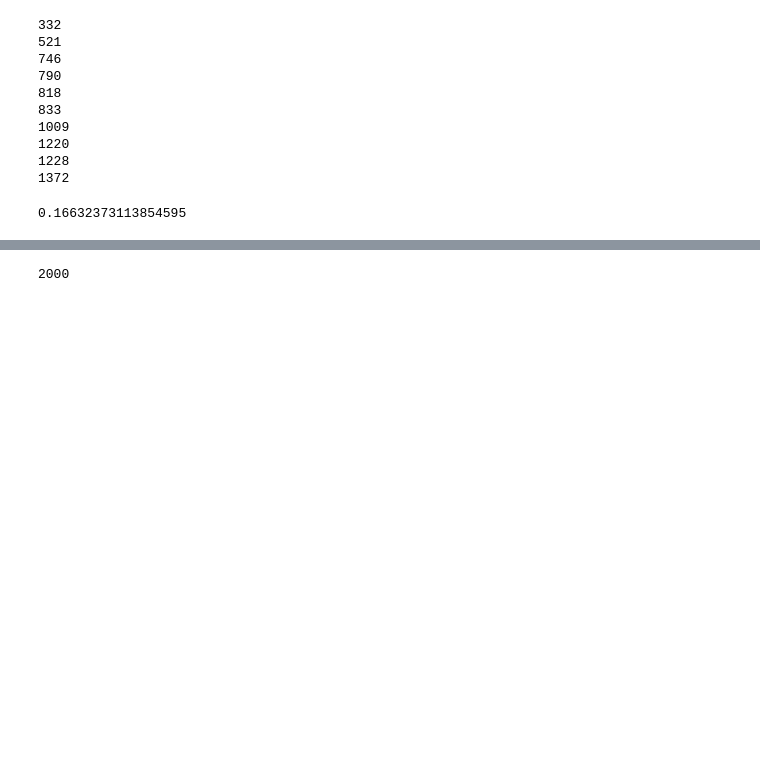
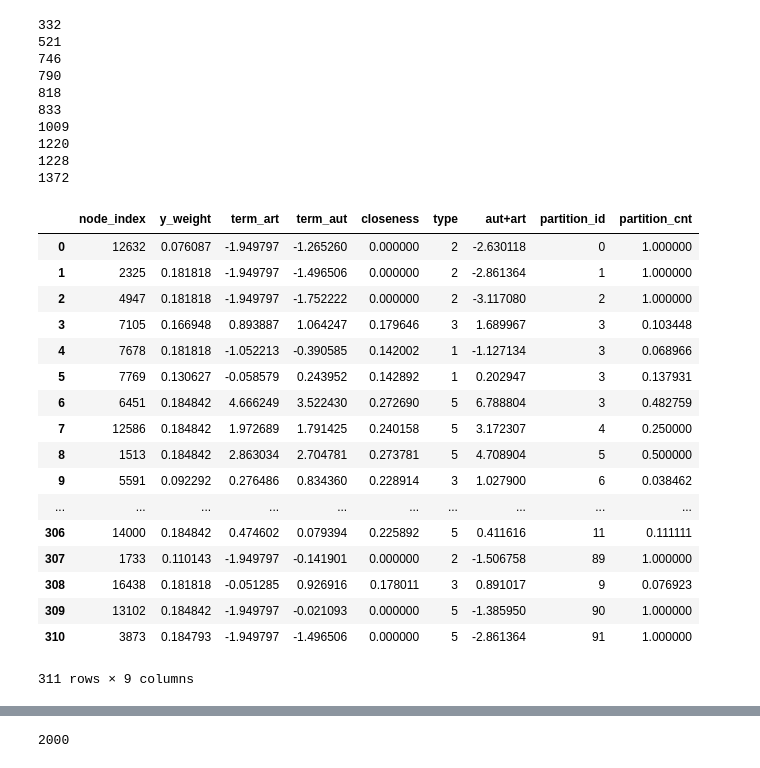
Before and after one commit to ffaisal93/linkPrediction, a Jupyter notebook: link_prediction.ipynb, the cells around one changed output, grey strips where cells are left out. Drawn from its saved outputs; the diff is of its cells as text; code cells hidden in the pictures; blank space fills up the shorter version.

```diff
--- a/link_prediction.ipynb
+++ b/link_prediction.ipynb
@@ -438,11 +377,27 @@ for t in range(ts,te,it_index):
 1220
 1228
 1372
-# %%
-
-node_feature[2001]['y_weight'].max()
-# %% [output]
-0.16632373113854595
+# %%
+node_feature[2002]
+# %% [output]
+|  | node_index | y_weight | term_art | term_aut | closeness | type | aut+art | partition_id | partition_cnt |
+| 0 | 12632 | 0.076087 | -1.949797 | -1.265260 | 0.000000 | 2 | -2.630118 | 0 | 1.000000 |
+| 1 | 2325 | 0.181818 | -1.949797 | -1.496506 | 0.000000 | 2 | -2.861364 | 1 | 1.000000 |
+| 2 | 4947 | 0.181818 | -1.949797 | -1.752222 | 0.000000 | 2 | -3.117080 | 2 | 1.000000 |
+| 3 | 7105 | 0.166948 | 0.893887 | 1.064247 | 0.179646 | 3 | 1.689967 | 3 | 0.103448 |
+| 4 | 7678 | 0.181818 | -1.052213 | -0.390585 | 0.142002 | 1 | -1.127134 | 3 | 0.068966 |
+| 5 | 7769 | 0.130627 | -0.058579 | 0.243952 | 0.142892 | 1 | 0.202947 | 3 | 0.137931 |
+| 6 | 6451 | 0.184842 | 4.666249 | 3.522430 | 0.272690 | 5 | 6.788804 | 3 | 0.482759 |
+| 7 | 12586 | 0.184842 | 1.972689 | 1.791425 | 0.240158 | 5 | 3.172307 | 4 | 0.250000 |
+| 8 | 1513 | 0.184842 | 2.863034 | 2.704781 | 0.273781 | 5 | 4.708904 | 5 | 0.500000 |
+| 9 | 5591 | 0.092292 | 0.276486 | 0.834360 | 0.228914 | 3 | 1.027900 | 6 | 0.038462 |
+| ... | ... | ... | ... | ... | ... | ... | ... | ... | ... |
+| 306 | 14000 | 0.184842 | 0.474602 | 0.079394 | 0.225892 | 5 | 0.411616 | 11 | 0.111111 |
+| 307 | 1733 | 0.110143 | -1.949797 | -0.141901 | 0.000000 | 2 | -1.506758 | 89 | 1.000000 |
+| 308 | 16438 | 0.181818 | -0.051285 | 0.926916 | 0.178011 | 3 | 0.891017 | 9 | 0.076923 |
+| 309 | 13102 | 0.184842 | -1.949797 | -0.021093 | 0.000000 | 5 | -1.385950 | 90 | 1.000000 |
+| 310 | 3873 | 0.184793 | -1.949797 | -1.496506 | 0.000000 | 5 | -2.861364 | 91 | 1.000000 |
+311 rows × 9 columns
 # %%
 #train data feature
 ts=1993
```
Also changed, not shown: parts of 15 cells of this notebook, 5 other files.
